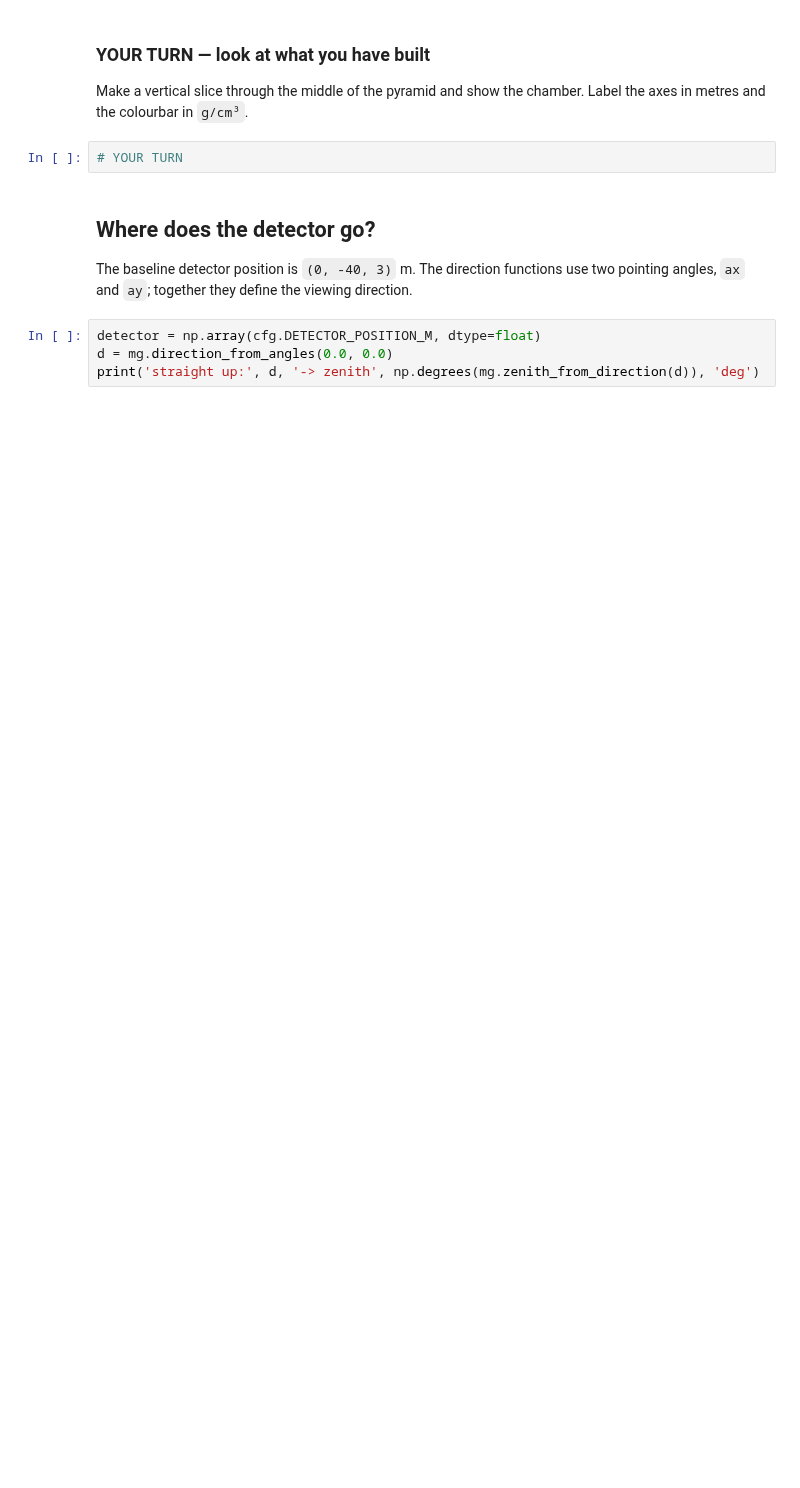
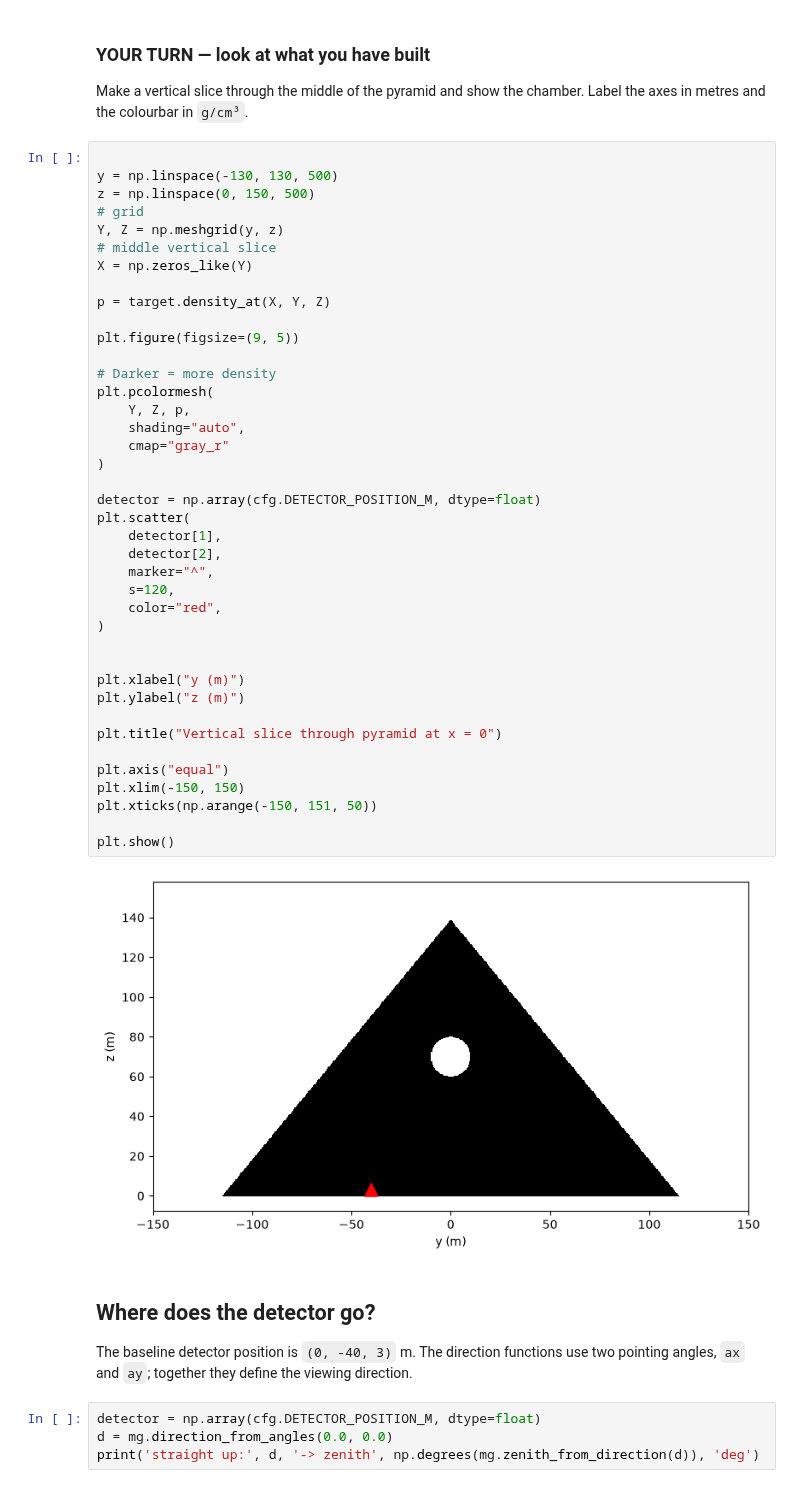
Before and after one commit to Evan-Lim/muography-project, a Jupyter notebook: junyi-student-package/notebooks/02_ray_tracing.ipynb, the cells around one changed output. Saved outputs shown, nothing was run; the diff lists cells and outputs as text; blank space fills up the shorter version.

```diff
--- a/junyi-student-package/notebooks/02_ray_tracing.ipynb
+++ b/junyi-student-package/notebooks/02_ray_tracing.ipynb
@@ -31,7 +37,47 @@ print('outside entirely :', target.density_at(200, 0, 10), 'g/cm^3')
 
 Make a vertical slice through the middle of the pyramid and show the chamber. Label the axes in metres and the colourbar in `g/cm³`.
 # %%
-# YOUR TURN
+
+y = np.linspace(-130, 130, 500)
+z = np.linspace(0, 150, 500)
+# grid
+Y, Z = np.meshgrid(y, z)
+# middle vertical slice
+X = np.zeros_like(Y)
+
+p = target.density_at(X, Y, Z)
+
+plt.figure(figsize=(9, 5))
+
+# Darker = more density
+plt.pcolormesh(
+    Y, Z, p,
+    shading="auto",
+    cmap="gray_r"
+)
+
+detector = np.array(cfg.DETECTOR_POSITION_M, dtype=float)
+plt.scatter(
+    detector[1],
+    detector[2],
+    marker="^",
+    s=120,
+    color="red",
+)
+
+
+plt.xlabel("y (m)")
+plt.ylabel("z (m)")
+
+plt.title("Vertical slice through pyramid at x = 0")
+
+plt.axis("equal")
+plt.xlim(-150, 150)
+plt.xticks(np.arange(-150, 151, 50))
+
+plt.show()
+# %% [output]
+[figure, added]
 # %% [markdown]
 ## Where does the detector go?
 
```
Also changed, not shown: parts of 10 cells of this notebook, 1 other file.
